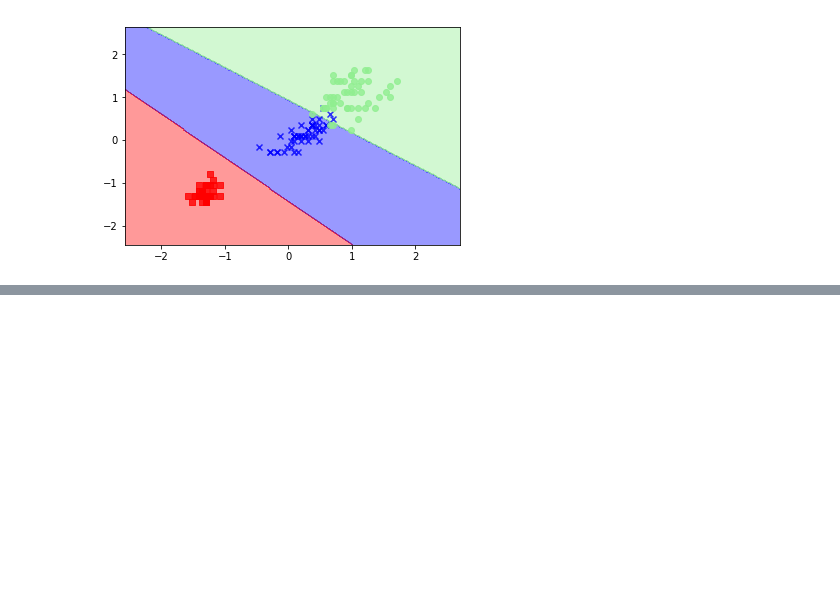
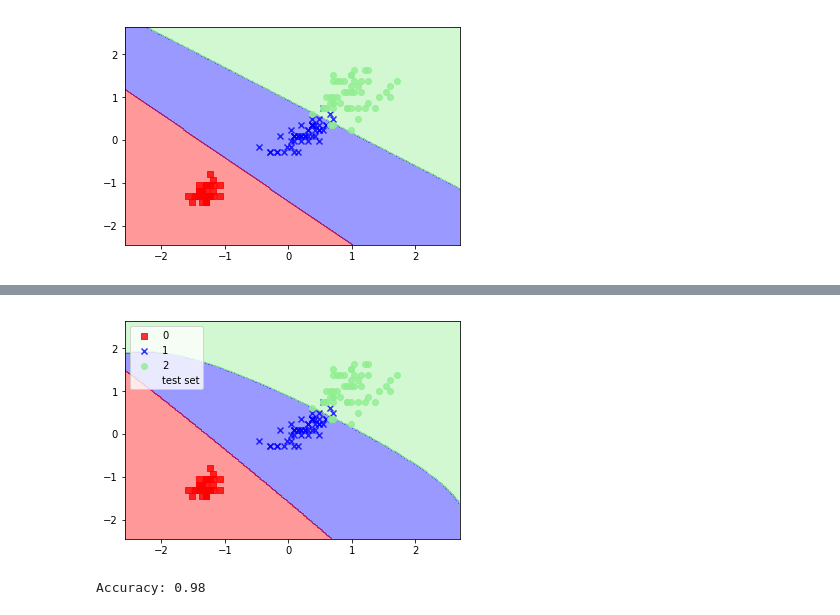
Before and after one commit to donaldxu/Quantitative, a Jupyter notebook: logistic.ipynb, the cells around one changed output, grey strips where cells are left out. Drawn from its saved outputs; the diff is of its cells as text; code cells hidden in the pictures; blank space fills up the shorter version.

```diff
--- a/logistic.ipynb
+++ b/logistic.ipynb
@@ -167,0 +195,13 @@ plot_decision_regions(X_combined_std,y_combined,classifier=svm,test_idx=range(10
+# %%
+svm = SVC(kernel='rbf',random_state=0,gamma=0.2,C=1.0)
+svm.fit(X_train_std,y_train)
+plot_decision_regions(X_combined_std,y_combined,classifier=svm,test_idx=range(105,150))
+plt.legend()
+plt.show()
+# %% [output]
+[figure, added]
+# %%
+y_pred = svm.predict(X_test_std)
+print("Accuracy: %.2f" % accuracy_score(y_test,y_pred))
+# %% [output]
+Accuracy: 0.98
```
Also changed, not shown: parts of 10 cells of this notebook, 1 other file.
